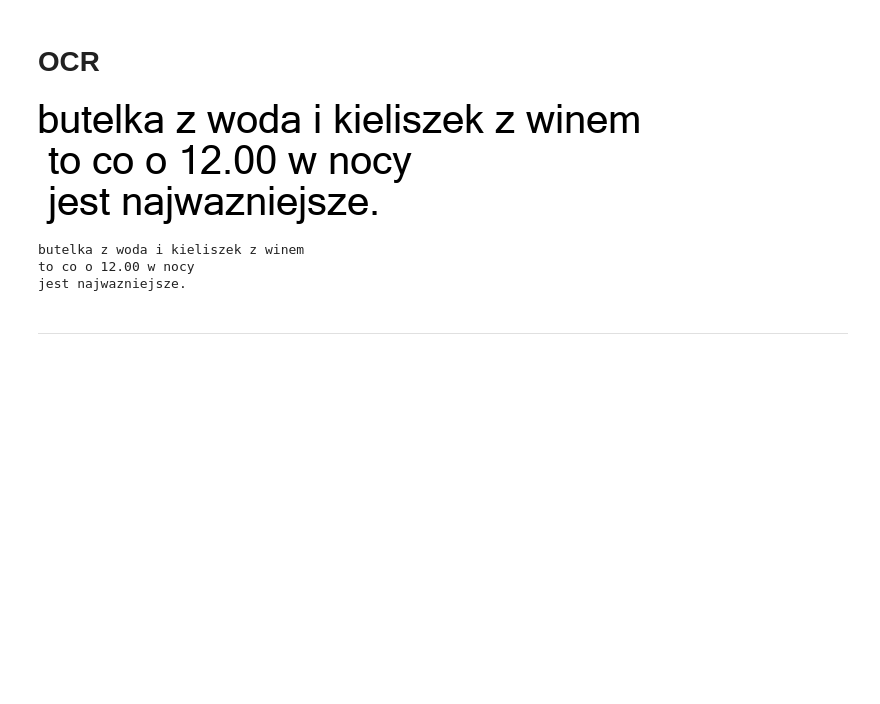
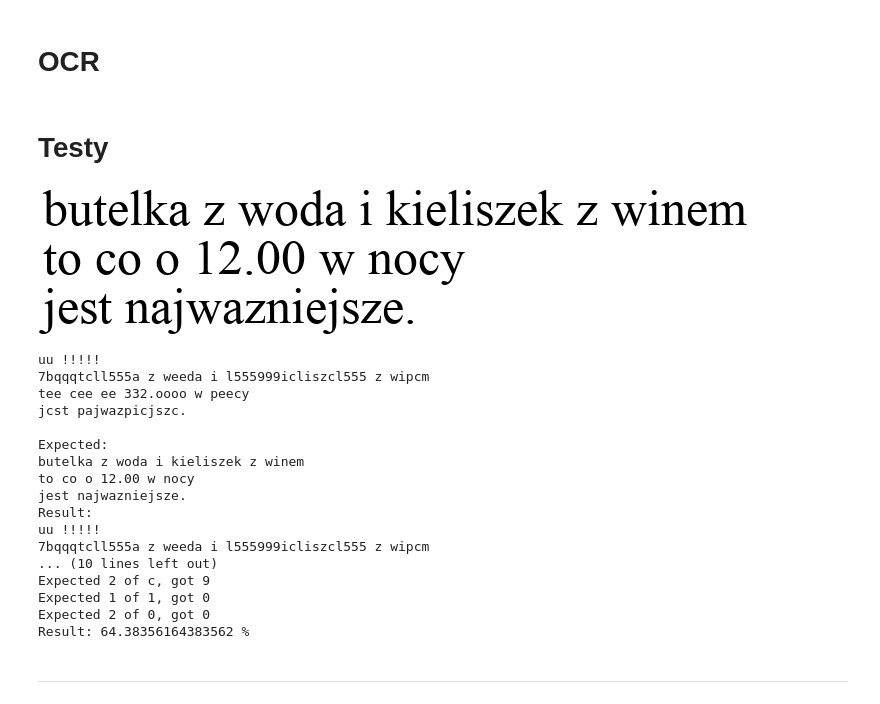
Before and after one commit to radoslawrolka/Computational_Methods_in_Science_and_Engineering, a Jupyter notebook: lab9/task2.ipynb, the cells around one changed output. Cells and saved outputs as stored; diff of their text form; code cells hidden in the pictures; blank space fills up the shorter version.

Commit message:
testy

```diff
--- a/lab9/task2.ipynb
+++ b/lab9/task2.ipynb
@@ -264,27 +252,65 @@ def word_division(lines, font, fontsize):
 # %% [markdown]
 # OCR
 # %%
-def ocr(image, font, fsize=40, isnoised=False, isrotated=False):
+def ocr(image, font, fsize=40, confidence=0.999, isnoised=False, isrotated=False, show=False):
     if isnoised: image = remove_noise(image)
     if isrotated: image = rotate_image(image)
     image = image.crop(image.getbbox())
     ready = ImageOps.invert(image)
-    positions = read_text(ready, font, fsize)
+    positions = read_text(ready, font, fsize, confidence=confidence, show=show)
     lines = line_division(positions, font, fsize)
     return word_division(lines, font, fsize)
-
-sze = 40
-font = 'sans-serif'
-text = "butelka z woda i kieliszek z winem\n to co o 12.00 w nocy\n jest najwazniejsze."
-#text = "dupa"
-img = draw_text(text, font, sze)
-display(img)
-mine = ocr(img, font, sze, isnoised=False, isrotated=False)
-print(mine)
-# %% [output]
-[figure, removed]
-butelka z woda i kieliszek z winem
-to co o 12.00 w nocy
-jest najwazniejsze.
+# %% [markdown]
+# Testy
+# %%
+def test(expected, result):
+    print("Expected:")
+    print(expected)
+    print("Result:")
+    print(result)
+    expected, result = expected.replace('\n', ''), result.replace('\n', '')
+    expected_cnt, result_cnt = defaultdict(lambda: 0), defaultdict(lambda: 0)
+    for char in expected:
+        expected_cnt[char] += 1
+    for char in result:
+        result_cnt[char] += 1
+    all, good = 0, 0
+    for key, val in expected_cnt.items():
+        all += val
+        good += val - abs(val - result_cnt[key])
+        if abs(val - result_cnt[key]) > 0:
+            print(f"Expected {val} of {key}, got {result_cnt[key]}")
+    print("Result:", good/all * 100, "%")
+# %%
+sze = 50
+#font = "sans-serif"
+font = "times-new-roman"
+text = "butelka z woda i kieliszek z winem\nto co o 12.00 w nocy\njest najwazniejsze."
+#text = "dupa"
+img = draw_text(text, font, sze)
+display(img)
+mine = ocr(img, font, sze, isnoised=False, isrotated=False, show=False, confidence=0.95)
+print(mine)
+
+test(text, mine)
+# %% [output]
+[figure, added]
+uu !!!!!
+7bqqqtcll555a z weeda i l555999icliszcl555 z wipcm
+tee cee ee 332.oooo w peecy
+jcst pajwazpicjszc.
+
+Expected:
+butelka z woda i kieliszek z winem
+to co o 12.00 w nocy
+jest najwazniejsze.
+Result:
+uu !!!!!
+7bqqqtcll555a z weeda i l555999icliszcl555 z wipcm
+... (10 lines left out)
+Expected 2 of c, got 9
+Expected 1 of 1, got 0
+Expected 2 of 0, got 0
+Result: 64.38356164383562 %
 # %% [markdown]
 ---
```
Also changed, not shown: parts of 3 cells of this notebook.
